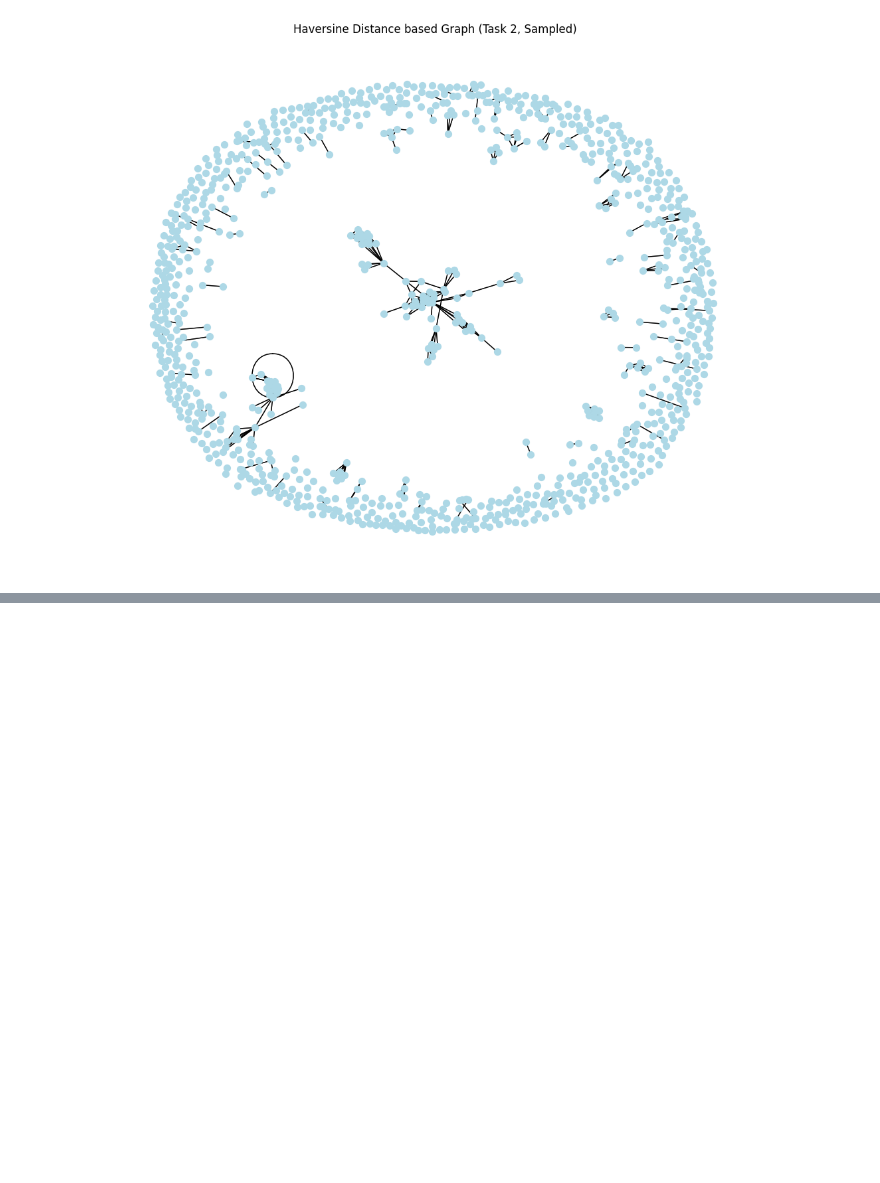
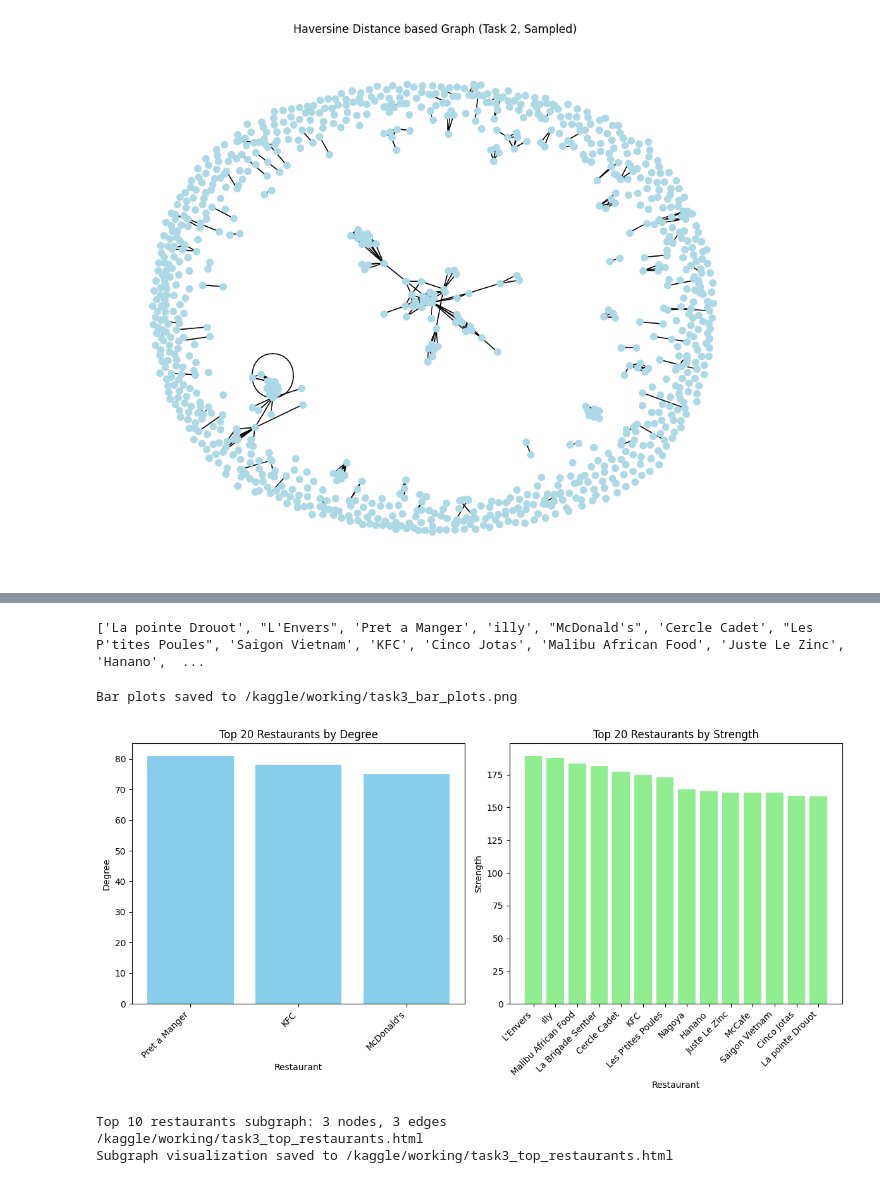
Before and after one commit to Marwa-Khan/TripAdvisor-European-restaurants, a Jupyter notebook: data-preprocessing.ipynb, the cells around one changed output, grey strips where cells are left out. Cells and saved outputs as stored; diff of their text form; code cells hidden in the pictures; blank space fills up the shorter version.

Commit message:
Kaggle Notebook | SNAProject | degreeCentrality_closesness_eigenVector updates

```diff
--- a/data-preprocessing.ipynb
+++ b/data-preprocessing.ipynb
@@ -789,0 +806,6 @@ Matplotlib visualization displayed
+# %%
+# Load Task 2 graph and DataFrame
+G = nx.read_gml('/kaggle/working/task2_graph.gml')
+df = pd.read_parquet('/kaggle/working/task2_df.parquet')
+print(f"Loaded graph: {G.number_of_nodes()} nodes, {G.number_of_edges()} edges")
+print(f"Loaded DataFrame: {len(df)} rows")
@@ -789,0 +834,10 @@ Matplotlib visualization displayed
+# %%
+# Step 2: Rank top restaurants
+top_degree = analysis_df.sort_values('degree', ascending=False).head(20)
+top_strength = analysis_df.sort_values('strength', ascending=False).head(20)
+
+print("\nTop 10 Restaurants by Degree:")
+print(top_degree[['restaurant_name', 'degree', 'city', 'cuisines']])
+
+print("\nTop 10 Restaurants by Strength:")
+print(top_strength[['restaurant_name', 'strength', 'city', 'cuisines']])
@@ -789,0 +902,62 @@ Matplotlib visualization displayed
+# %%
+top_nodes = list(set(top_degree['restaurant_name'].head(20)).union(top_strength['restaurant_name'].head(20)))
+
+print(top_nodes)
+# %% [output]
+['La pointe Drouot', "L'Envers", 'Pret a Manger', 'illy', "McDonald's", 'Cercle Cadet', "Les P'tites Poules", 'Saigon Vietnam', 'KFC', 'Cinco Jotas', 'Malibu African Food', 'Juste Le Zinc', 'Hanano',  ...
+# %%
+
+
+
+# Step 4: Visualize degree vs. strength
+plt.figure(figsize=(12, 6))
+
+# Bar plot for top 10 by degree
+plt.subplot(1, 2, 1)
+plt.bar(top_degree['restaurant_name'], top_degree['degree'], color='skyblue')
+plt.title('Top 20 Restaurants by Degree')
+plt.xlabel('Restaurant')
+plt.ylabel('Degree')
+plt.xticks(rotation=45, ha='right')
+
+# Bar plot for top 10 by strength
+plt.subplot(1, 2, 2)
+plt.bar(top_strength['restaurant_name'], top_strength['strength'], color='lightgreen')
+plt.title('Top 20 Restaurants by Strength')
+plt.xlabel('Restaurant')
+plt.ylabel('Strength')
+plt.xticks(rotation=45, ha='right')
+
+plt.tight_layout()
+plt.savefig('/kaggle/working/task3_bar_plots.png')
+print("Bar plots saved to /kaggle/working/task3_bar_plots.png")
+# %% [output]
+Bar plots saved to /kaggle/working/task3_bar_plots.png
+[figure, added]
+# %%
+# Step 5: Visualize subgraph of top 10 restaurants by degree (PyVis)
+top_nodes = top_degree['restaurant_name'].tolist()  # Exactly top 10 by degree
+G_top = G.subgraph(top_nodes)
+print(f"Top 10 restaurants subgraph: {G_top.number_of_nodes()} nodes, {G_top.number_of_edges()} edges")
+
+for u, v, data in G_sampled.edges(data=True):
+    data['value'] = data.get('weight', 1)
+
+# Now create the PyVis network from the modified graph
+net = Network(notebook=True, height="500px", width="100%", directed=False, cdn_resources='in_line')
+net.from_nx(G_sampled)
+
+# Optional: Add labels to nodes
+for node in G_sampled.nodes():
+    net.get_node(node)['label'] = node
+
+net.show_buttons(filter_=['physics'])  # Enable physics controls for better layout
+
+
+
+net.show("/kaggle/working/task3_top_restaurants.html")
+print("Subgraph visualization saved to /kaggle/working/task3_top_restaurants.html")
+# %% [output]
+Top 10 restaurants subgraph: 3 nodes, 3 edges
+/kaggle/working/task3_top_restaurants.html
+Subgraph visualization saved to /kaggle/working/task3_top_restaurants.html
```
Also changed, not shown: parts of 16 cells of this notebook.
